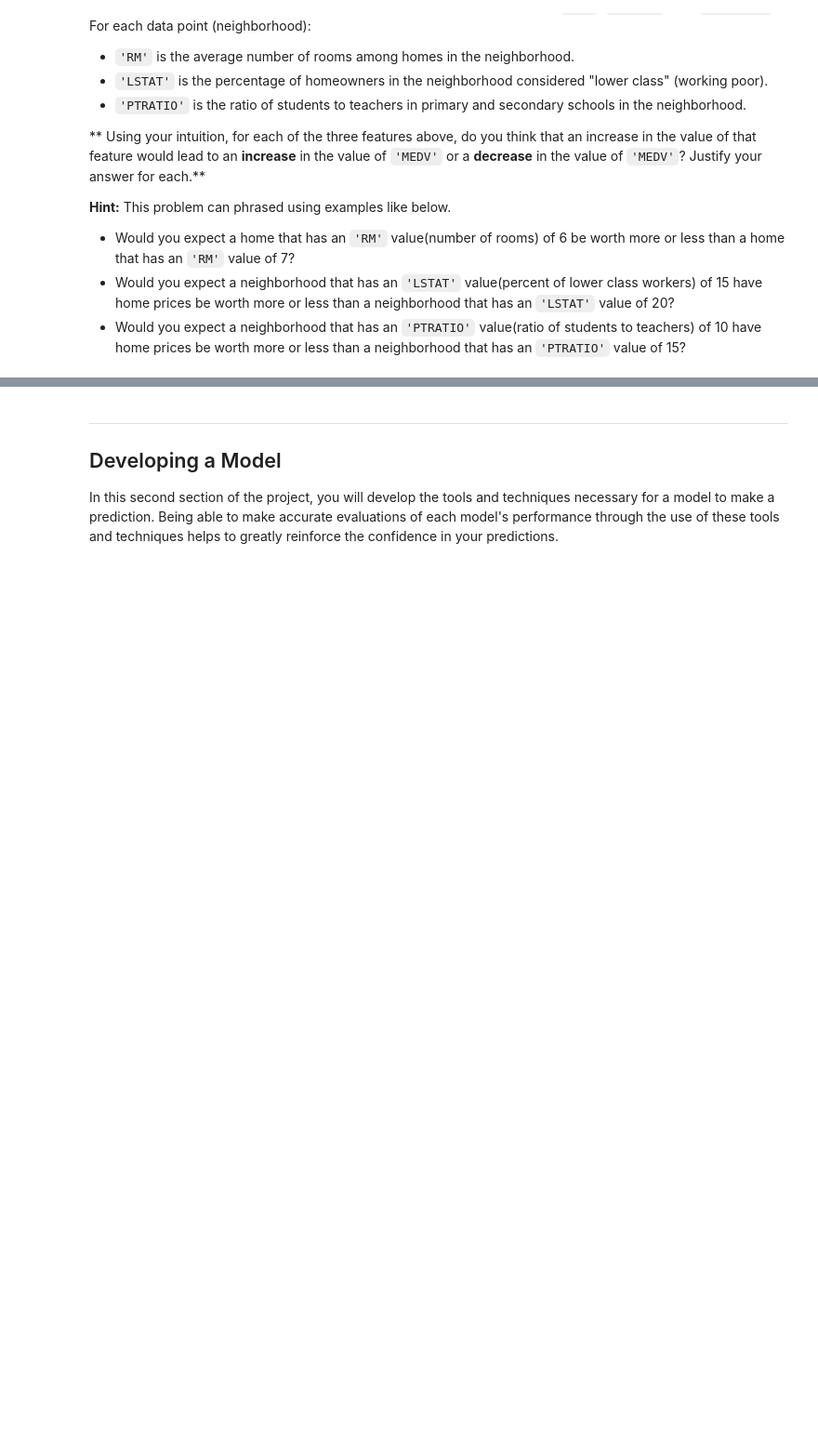
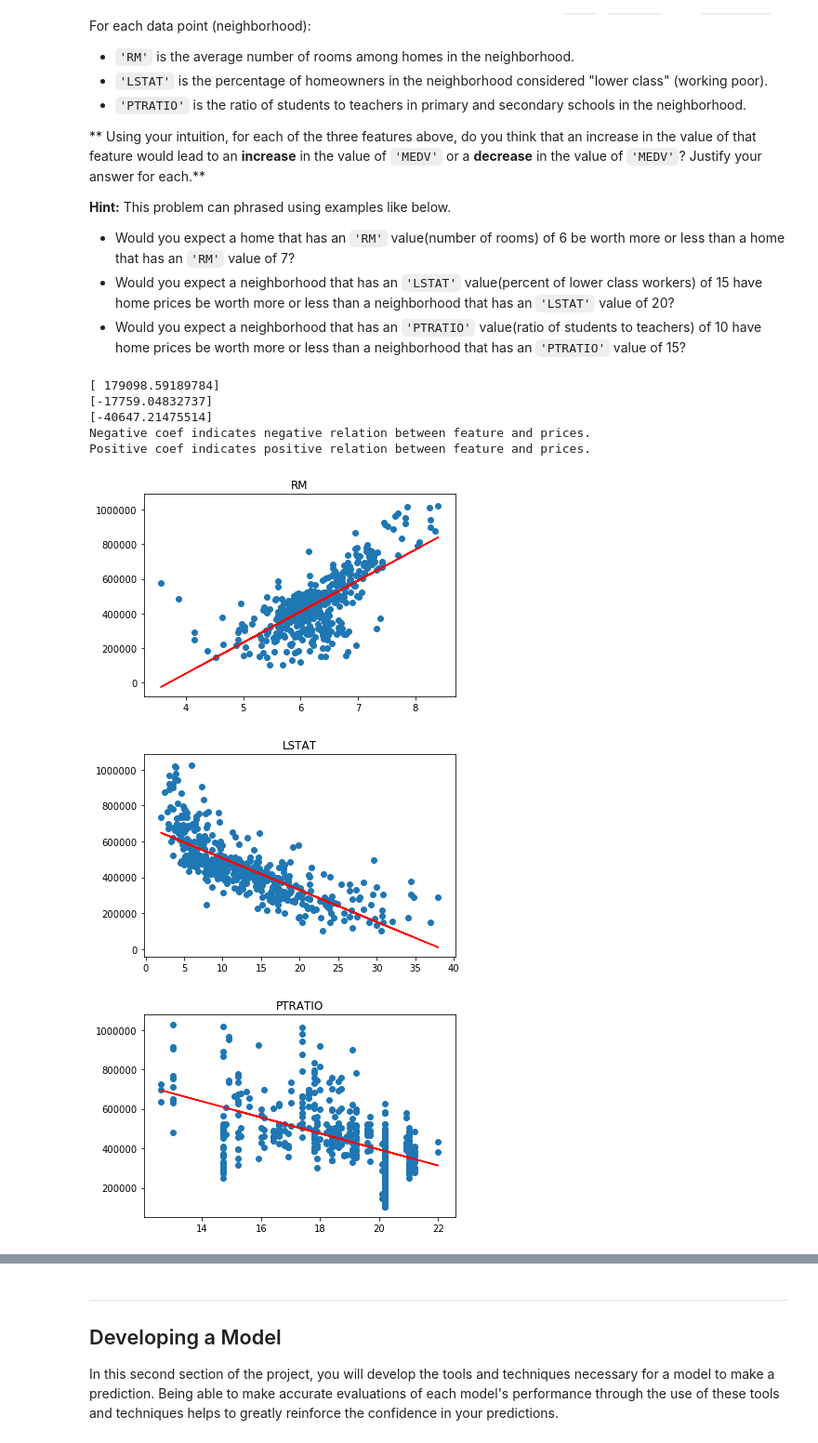
Before and after one commit to hangdeng/MachineLearningToDeepLearning-Practical-Projects, a Jupyter notebook: boston_housing.ipynb, the cells around one changed output, grey strips where cells are left out. Shown: that part at 93% size. Saved outputs shown, nothing was run; the diff lists cells and outputs as text; code cells hidden in the pictures; blank space fills up the shorter version.

```diff
--- a/boston_housing.ipynb
+++ b/boston_housing.ipynb
@@ -97,4 +98,40 @@ As a reminder, we are using three features from the Boston housing dataset: `'RM
 * Would you expect a home that has an `'RM'` value(number of rooms) of 6 be worth more or less than a home that has an `'RM'` value of 7?
 * Would you expect a neighborhood that has an `'LSTAT'` value(percent of lower class workers) of 15 have home prices be worth more or less than a neighborhood that has an `'LSTAT'` value of 20?
 * Would you expect a neighborhood that has an `'PTRATIO'` value(ratio of students to teachers) of 10 have home prices be worth more or less than a neighborhood that has an `'PTRATIO'` value of 15?
+# %%
+########### Revisited after review #####################
+
+# plot data for confirmation
+from sklearn.linear_model import LinearRegression
+import matplotlib.pyplot as plt
+linear_reg=LinearRegression()
+
+############ Code suggested by review ##################
+### Linear Regression from Scikit-Learn
+for feature in ['RM','LSTAT','PTRATIO']:
+    linear_reg.fit(data[feature].values.reshape(-1,1),prices)
+    print(linear_reg.coef_)
+print('Negative coef indicates negative relation between feature and prices.')
+print('Positive coef indicates positive relation between feature and prices.')
+
+### Data visualization using matplotlib e numpy
+for variable in ['RM', 'LSTAT', 'PTRATIO']:
+    x = data[variable].values
+    fig, ax = plt.subplots()
+    fit = np.polyfit(x, prices, deg=1)
+    ax.plot(x, fit[0] * x + fit[1], color='red')
+    plt.title(variable)
+    ax.scatter(x, prices)
+fig.show()
+
+########### Revisited after review #####################
+# %% [output]
+[ 179098.59189784]
+[-17759.04832737]
+[-40647.21475514]
+Negative coef indicates negative relation between feature and prices.
+Positive coef indicates positive relation between feature and prices.
+[figure, added]
+[figure, added]
+[figure, added]
 # %% [markdown]
```
Also changed, not shown: parts of 3 cells of this notebook.
